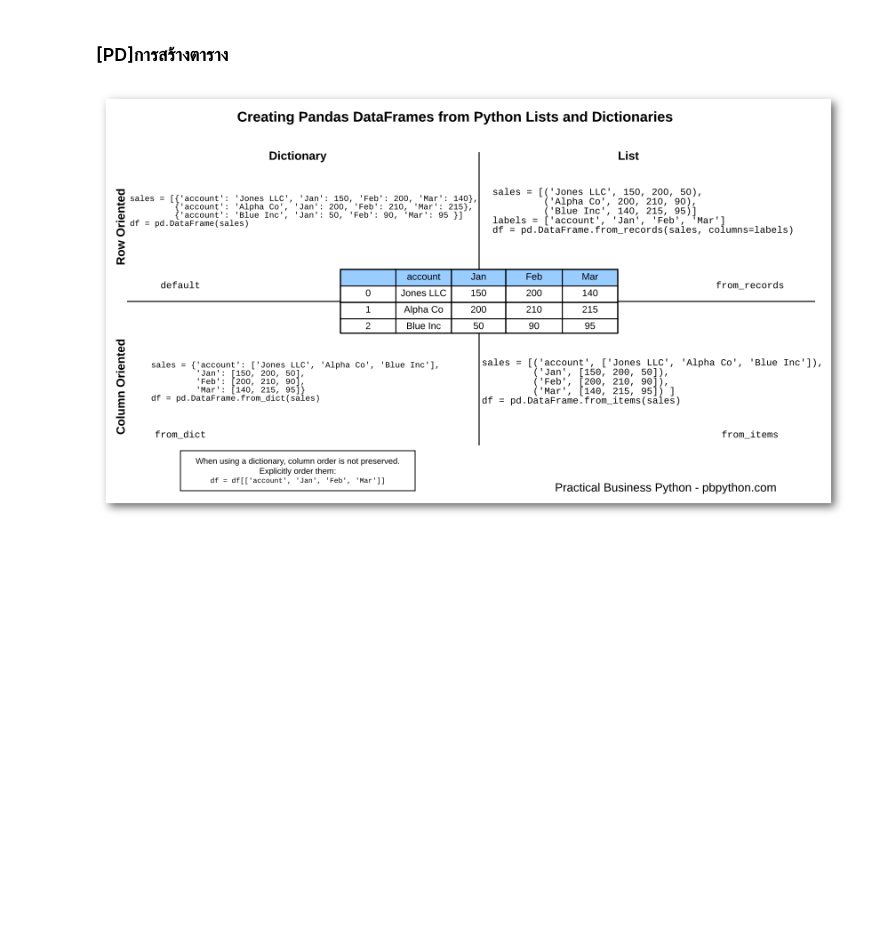
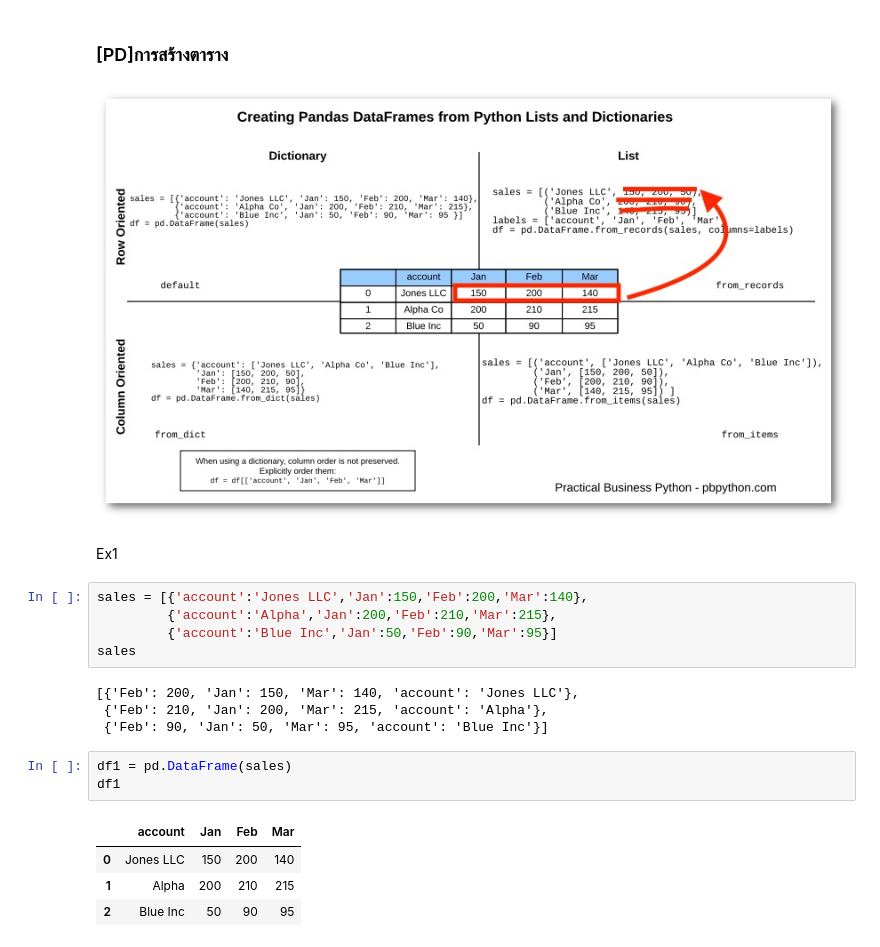
Before and after one commit to tohnperfect/DWDM21, a Jupyter notebook: Data_Preprocessing_(Chapter_3).ipynb, the cells around one changed output. Cells and saved outputs as stored; diff of their text form; blank space fills up the shorter version.

Commit message:
สร้าง dataframe

```diff
--- a/Data_Preprocessing_(Chapter_3).ipynb
+++ b/Data_Preprocessing_(Chapter_3).ipynb
@@ -1511,4 +1511,23 @@ HW3.to_csv(os.path.join(path,'HW3.csv'))
 # %% [markdown]
 ### [PD]การสร้างตาราง
 # %% [markdown]
-![pandas-dataframe-shadow.png](embedded-picture-1-old)
+![pandas-dataframe-shadow.jpg](embedded-picture-1-new)
+# %% [markdown]
+Ex1
+# %%
+sales = [{'account':'Jones LLC','Jan':150,'Feb':200,'Mar':140},
+         {'account':'Alpha','Jan':200,'Feb':210,'Mar':215},
+         {'account':'Blue Inc','Jan':50,'Feb':90,'Mar':95}]
+sales
+# %% [output]
+[{'Feb': 200, 'Jan': 150, 'Mar': 140, 'account': 'Jones LLC'},
+ {'Feb': 210, 'Jan': 200, 'Mar': 215, 'account': 'Alpha'},
+ {'Feb': 90, 'Jan': 50, 'Mar': 95, 'account': 'Blue Inc'}]
+# %%
+df1 = pd.DataFrame(sales)
+df1
+# %% [output]
+|  | account | Jan | Feb | Mar |
+| 0 | Jones LLC | 150 | 200 | 140 |
+| 1 | Alpha | 200 | 210 | 215 |
+| 2 | Blue Inc | 50 | 90 | 95 |
```
Also changed, not shown: parts of 2 cells of this notebook.
